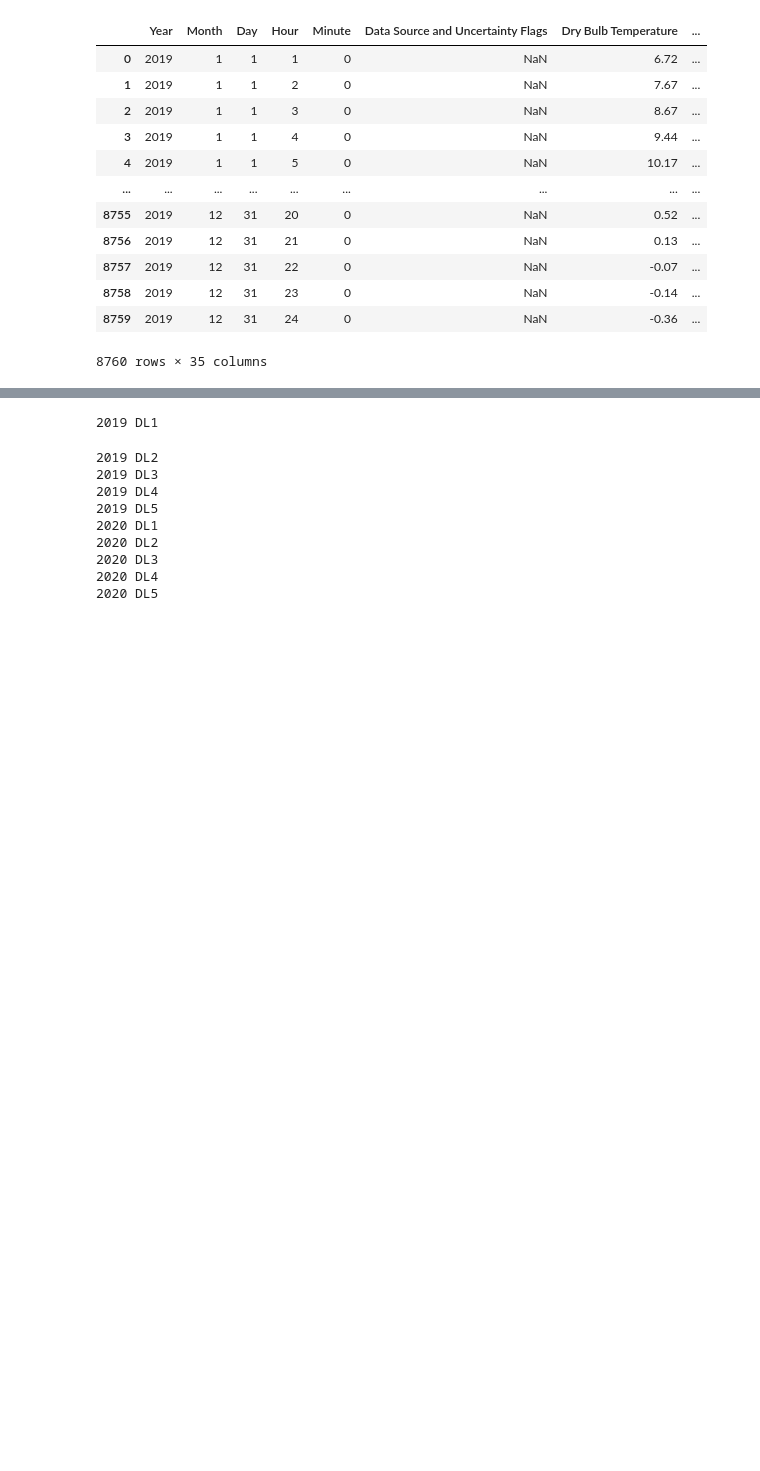
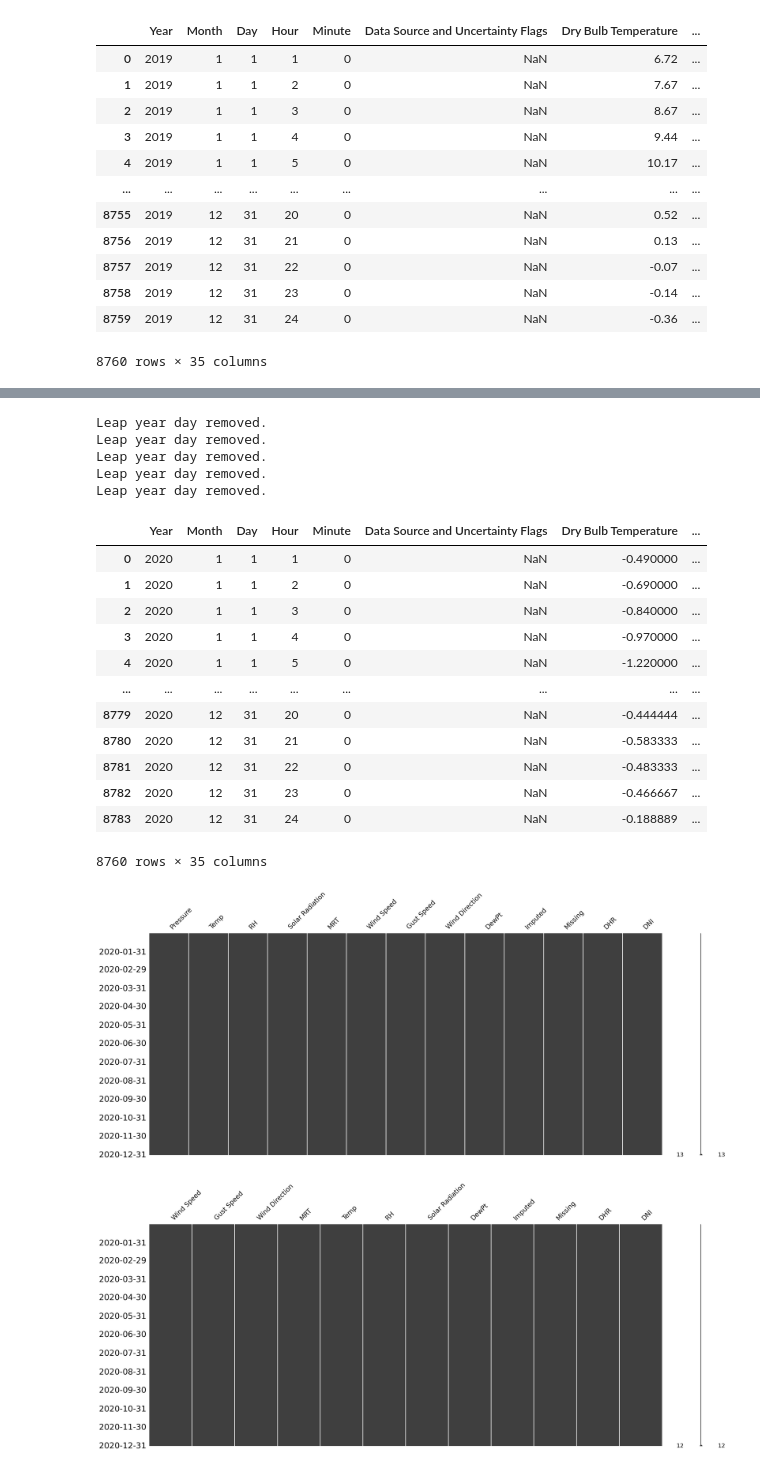
Before and after one commit to kastnerp/CampusMicroclimateAndWeather, a Jupyter notebook: ReadPlot.ipynb, the cells around one changed output, grey strips where cells are left out. Saved outputs shown, nothing was run; the diff lists cells and outputs as text; code cells hidden in the pictures; blank space fills up the shorter version.

Commit message:
NoLeap

```diff
--- a/ReadPlot.ipynb
+++ b/ReadPlot.ipynb
@@ -43,6 +43,7 @@ import sys
 print(sys.version)
 %matplotlib inline
 pd.set_option('mode.chained_assignment', None)
+pd.set_option('display.max_rows', 100)
 plt.rcParams['figure.figsize'] = (8, 6)
 plt.rcParams['figure.dpi'] = 150
 # %% [output]
@@ -489,7 +490,7 @@ def get_1y_data(df, year):
     return df3
 
 
-def make_epw(title, year, hobo_df_all):
+def make_epw(title, year, hobo_df_all, remove_leap_year):
 
 
 
@@ -619,8 +620,10 @@ def make_epw(title, year, hobo_df_all):
     edf['Liquid Precipitation Depth'] = missing_values
     edf['Liquid Precipitation Quantity'] = missing_values
 
-    #pd.options.display.max_columns = None
-    # display(edf.loc[8:15])
+    if remove_leap_year:
+        edf.drop(edf.index[1416:1440],  inplace=True)
+        print("Leap year day removed.")
+
 
     filename = str(title) + "_" + str(year) + '.epw'
 
@@ -632,26 +635,22 @@ def make_epw(title, year, hobo_df_all):
     with open(filename, 'w') as file:
         file.write(filedata)
 
+    show_missing_vals(filename.split('_')[0], year, hobo_df)
+
     return edf
 
 
-def show_missing_vals(csv, year):
+def show_missing_vals(filename, year, df):
 
-    S = HoboReader(csv)
+    try:
+        df = df.tz_convert(None)
+    except:
+        "has no timezone"
 
-    df = S.get_dataframe()
-    dfm = df.resample('H').mean()
 
-    df_1y = get_1y_data(dfm, year)
-    df_1y.index = df_1y.index.tz_convert(None)
-
-    ix = pd.date_range(datetime(int(year), 1, 1, 0, 0),
-                       datetime(int(year), 12, 31, 23, 0),
-                       freq="60min")
-    df_1y_re = df_1y.reindex(ix)
-    fig = msno.matrix(df_1y_re.set_index(ix), freq='M')
+    fig = msno.matrix(df, freq='M')
     fig_copy = fig.get_figure()
-    fig_copy.savefig(s.split('.')[0] + '_' + str(year) + '_MissingVals.png',
+    fig_copy.savefig(filename + '_' + str(year) + '_MissingVals.png',
                      bbox_inches='tight')
 # %%
 # GAME FARM ROAD_ITHACA STATION
@@ -754,15 +729,4 @@ ul= list(itertools.product(year, stations))
 
 for y, s in ul:
     print(y,s)
-    make_epw(s, y, stations[s])
+    make_epw(s, y, stations[s], False)
-# %% [output]
-2019 DL1
-2019 DL2
-2019 DL3
-2019 DL4
-2019 DL5
-2020 DL1
-2020 DL2
-2020 DL3
-2020 DL4
-2020 DL5
@@ -772,0 +733,30 @@ for y, s in ul:
+# %%
+# Remove leap year
+
+
+make_epw("DL1_NoLeap", 2020, df1, True)
+make_epw("DL2_NoLeap", 2020, df2, True)
+make_epw("DL3_NoLeap", 2020, df3, True)
+make_epw("DL4_NoLeap", 2020, df4, True)
+make_epw("GameFarmRoad_NoLeap", 2020, df5, True)
+# %% [output]
+Leap year day removed.
+Leap year day removed.
+Leap year day removed.
+Leap year day removed.
+Leap year day removed.
+|  | Year | Month | Day | Hour | Minute | Data Source and Uncertainty Flags | Dry Bulb Temperature | ... |
+| 0 | 2020 | 1 | 1 | 1 | 0 | NaN | -0.490000 | ... |
+| 1 | 2020 | 1 | 1 | 2 | 0 | NaN | -0.690000 | ... |
+| 2 | 2020 | 1 | 1 | 3 | 0 | NaN | -0.840000 | ... |
+| 3 | 2020 | 1 | 1 | 4 | 0 | NaN | -0.970000 | ... |
+| 4 | 2020 | 1 | 1 | 5 | 0 | NaN | -1.220000 | ... |
+| ... | ... | ... | ... | ... | ... | ... | ... | ... |
+| 8779 | 2020 | 12 | 31 | 20 | 0 | NaN | -0.444444 | ... |
+| 8780 | 2020 | 12 | 31 | 21 | 0 | NaN | -0.583333 | ... |
+| 8781 | 2020 | 12 | 31 | 22 | 0 | NaN | -0.483333 | ... |
+| 8782 | 2020 | 12 | 31 | 23 | 0 | NaN | -0.466667 | ... |
+| 8783 | 2020 | 12 | 31 | 24 | 0 | NaN | -0.188889 | ... |
+8760 rows × 35 columns
+[figure, added]
+[figure, added]
```
Also changed, not shown: parts of 3 cells of this notebook, 18 other files.
